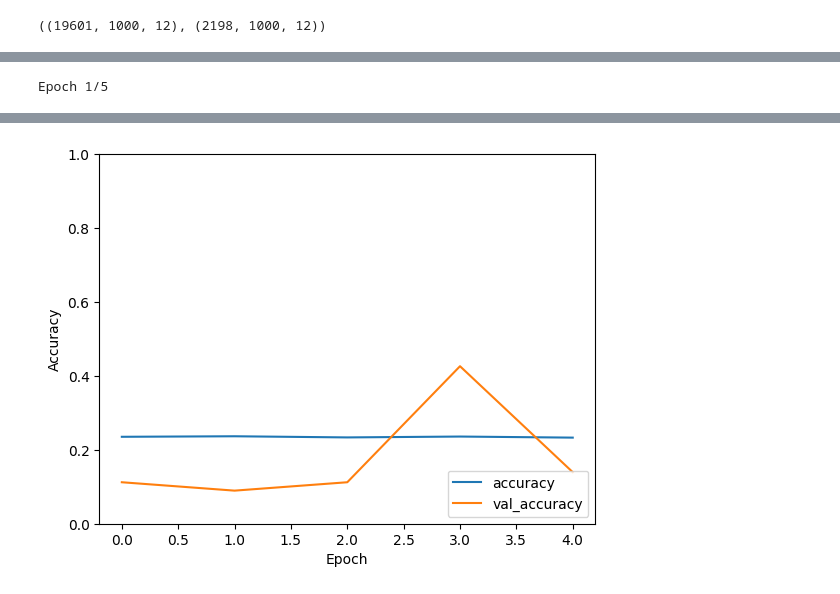
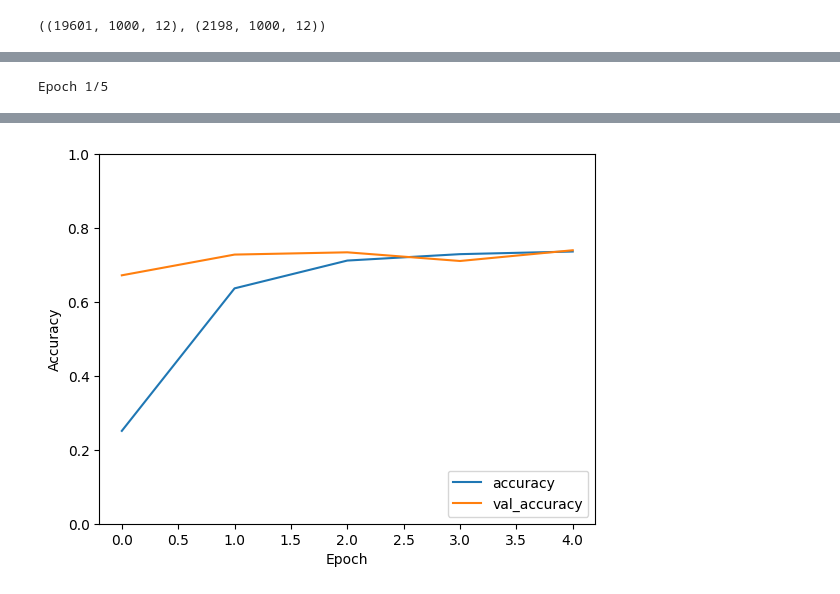
Before and after one commit to zfenton/UCBMIDS_W207_finalProject, a Jupyter notebook: ekg_test.ipynb, the cells around one changed output, grey strips where cells are left out. Drawn from its saved outputs; the diff is of its cells as text; code cells hidden in the pictures.

```diff
--- a/ekg_test.ipynb
+++ b/ekg_test.ipynb
@@ -143,4 +137,10 @@ array([0, 0, 0, 1, 0])
 # %%
 # Split data into train and validation
 from sklearn.model_selection import train_test_split
-X_train_re, X_val_re, y_train_re, y_val_re = train_test_split(X_train_norm, y_train, test_size=0.2, random_state=42)
+X_train_re, X_val_re, y_train_re, y_val_re = train_test_split(X_train, y_train, test_size=0.1, random_state=42)
+# %%
+# Reshape data
+X_train_re = X_train_re.reshape(len(X_train_re), 1000, 12)
+X_val_re = X_val_re.reshape(len(X_val_re), 1000, 12)
+
+X_train_re.shape, X_val_re.shape
@@ -147,21 +194,21 @@ X_train_re, X_val_re, y_train_re, y_val_re = train_test_split(X_train_norm, y_tr
 # %%
-# Model
-model = tf.keras.Sequential()
+# # Model
+# model = tf.keras.Sequential()
 
-model.add(layers.Conv1D(32, 5, activation='relu', input_shape=(1000, 12)))
-model.add(layers.MaxPooling1D(2))
-model.add(layers.Conv1D(64, 5, activation='relu'))
-model.add(layers.MaxPooling1D(2))
-model.add(layers.Conv1D(128, 5, activation='relu'))
-model.add(layers.MaxPooling1D(2))
-model.add(layers.Flatten())
-model.add(layers.Dense(128, activation='relu'))
-model.add(layers.Dense(32, activation='relu'))
-model.add(layers.Dense(5, activation='softmax'))
+# model.add(layers.Conv1D(32, 5, activation='relu', input_shape=(1000, 12)))
+# model.add(layers.MaxPooling1D(2))
+# model.add(layers.Conv1D(64, 5, activation='relu'))
+# model.add(layers.MaxPooling1D(2))
+# model.add(layers.Conv1D(128, 5, activation='relu'))
+# model.add(layers.MaxPooling1D(2))
+# model.add(layers.Flatten())
+# model.add(layers.Dense(128, activation='relu'))
+# model.add(layers.Dense(32, activation='relu'))
+# model.add(layers.Dense(5, activation='softmax'))
 
-model.compile(optimizer='adam',
-                loss='categorical_crossentropy',
-                metrics=['accuracy'])
+# model.compile(optimizer='adam',
+#                 loss='categorical_crossentropy',
+#                 metrics=['accuracy'])
 
-model.summary()
+# model.summary()
 # %% [output]
@@ -205,6 +232,6 @@ _________________________________________________________________
 # %%
 # Train model
-history = model.fit(X_train, y_train, epochs=5, batch_size=32, validation_data=(X_val_re, y_val_re))
+history = model.fit(X_train_re, y_train_re, epochs=5, batch_size=32, validation_data=(X_val_re, y_val_re))
 
 # plot accuracy
 plt.plot(history.history['accuracy'], label='accuracy')
@@ -234 +261 @@ Epoch 5/5
-[figure, old version]
+[figure, new version]
```
Also changed, not shown: parts of 16 cells of this notebook.
